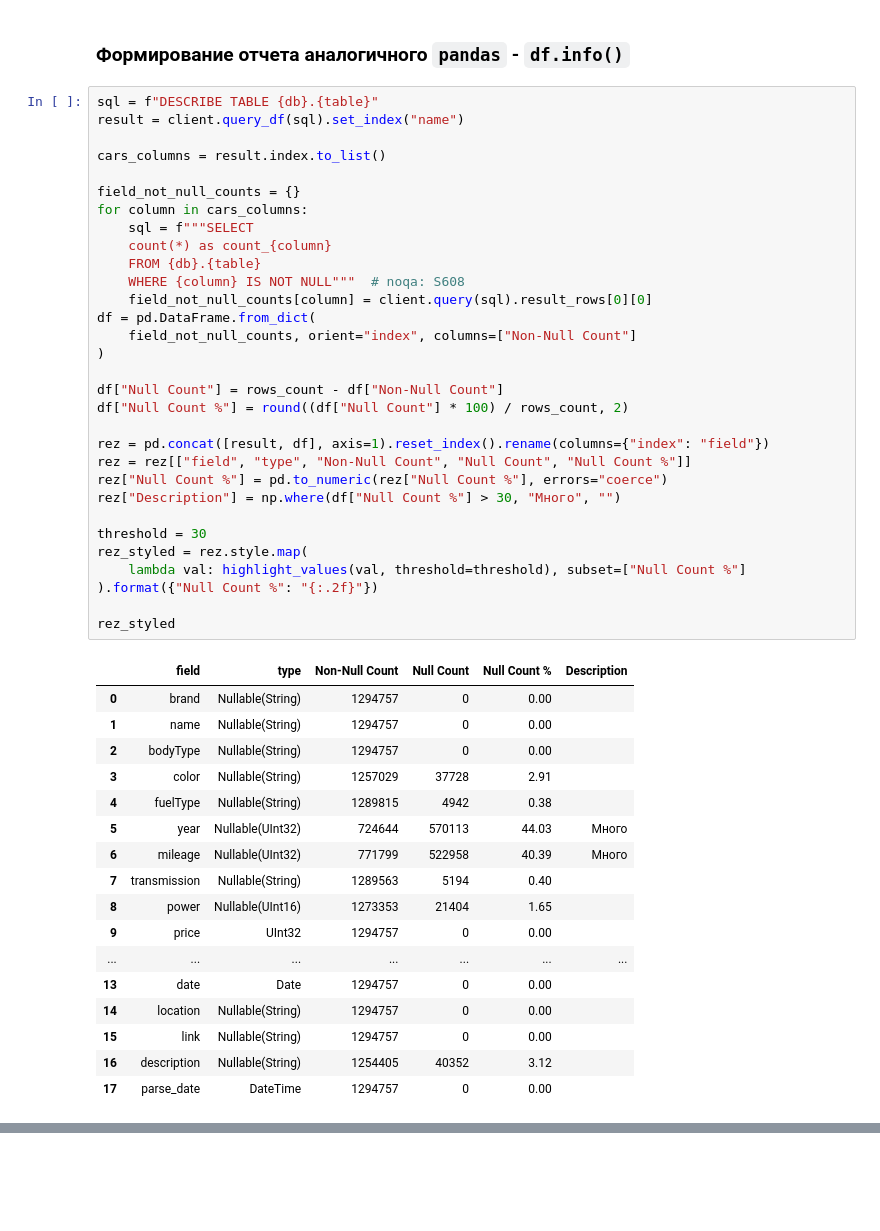
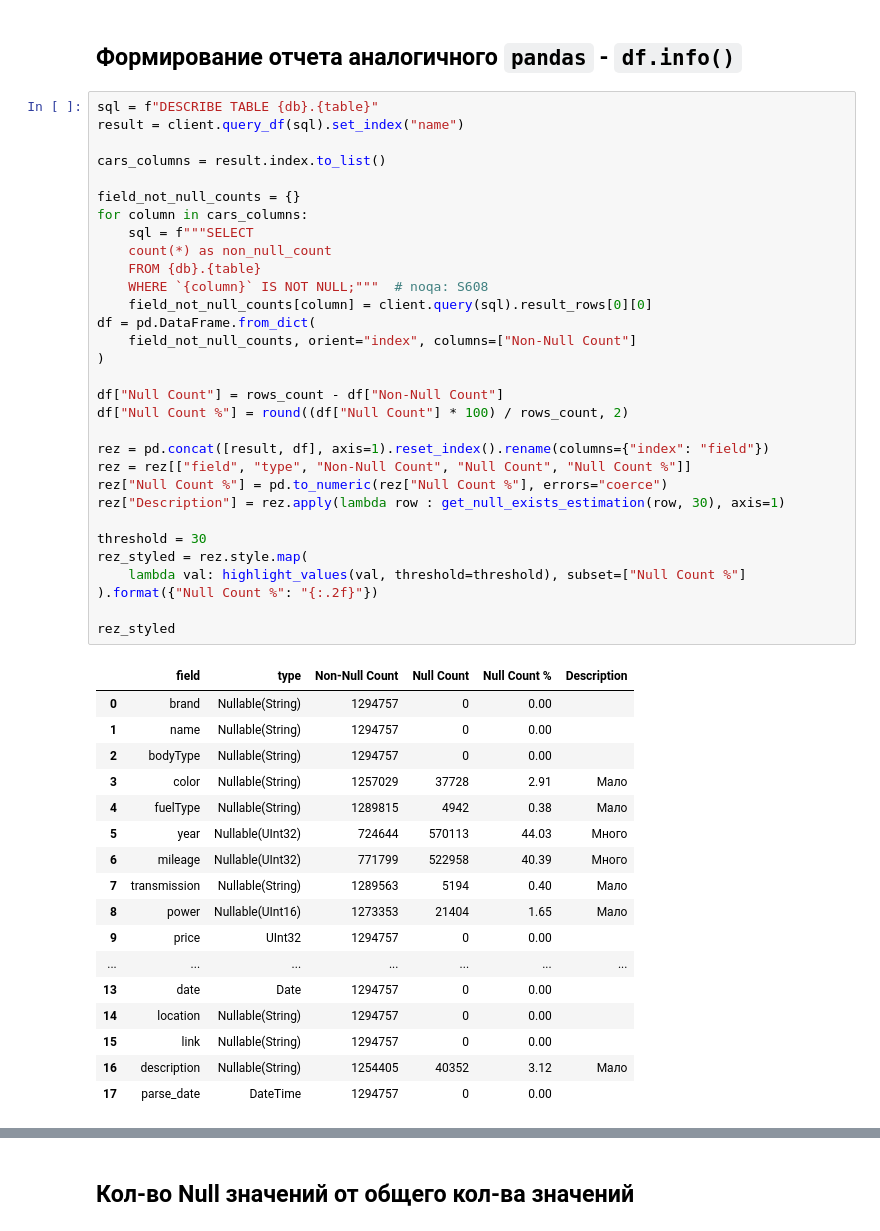
Before and after one commit to barmaley350/analytics, a Jupyter notebook: services/jupyter/notebooks/cars2_cc.ipynb, the cells around one changed output, grey strips where cells are left out. Saved outputs shown, nothing was run; the diff lists cells and outputs as text; blank space fills up the shorter version.

```diff
--- a/services/jupyter/notebooks/cars2_cc.ipynb
+++ b/services/jupyter/notebooks/cars2_cc.ipynb
@@ -97,51 +98,51 @@ time: 18.1 ms (started: 2026-05-28 08:28:51 +03:00)
 # %% [markdown]
-### Формирование отчета аналогичного `pandas` -  `df.info()`
+## Формирование отчета аналогичного `pandas` -  `df.info()`
 # %%
 sql = f"DESCRIBE TABLE {db}.{table}"
 result = client.query_df(sql).set_index("name")
 
 cars_columns = result.index.to_list()
 
 field_not_null_counts = {}
 for column in cars_columns:
     sql = f"""SELECT
-    count(*) as count_{column}
+    count(*) as non_null_count
     FROM {db}.{table}
-    WHERE {column} IS NOT NULL"""  # noqa: S608
+    WHERE `{column}` IS NOT NULL;"""  # noqa: S608
     field_not_null_counts[column] = client.query(sql).result_rows[0][0]
 df = pd.DataFrame.from_dict(
     field_not_null_counts, orient="index", columns=["Non-Null Count"]
 )
 
 df["Null Count"] = rows_count - df["Non-Null Count"]
 df["Null Count %"] = round((df["Null Count"] * 100) / rows_count, 2)
 
 rez = pd.concat([result, df], axis=1).reset_index().rename(columns={"index": "field"})
 rez = rez[["field", "type", "Non-Null Count", "Null Count", "Null Count %"]]
 rez["Null Count %"] = pd.to_numeric(rez["Null Count %"], errors="coerce")
-rez["Description"] = np.where(df["Null Count %"] > 30, "Много", "")
+rez["Description"] = rez.apply(lambda row : get_null_exists_estimation(row, 30), axis=1)
 
 threshold = 30
 rez_styled = rez.style.map(
     lambda val: highlight_values(val, threshold=threshold), subset=["Null Count %"]
 ).format({"Null Count %": "{:.2f}"})
 
 rez_styled
 # %% [output]
 |  | field | type | Non-Null Count | Null Count | Null Count % | Description |
 | 0 | brand | Nullable(String) | 1294757 | 0 | 0.00 |  |
 | 1 | name | Nullable(String) | 1294757 | 0 | 0.00 |  |
 | 2 | bodyType | Nullable(String) | 1294757 | 0 | 0.00 |  |
-| 3 | color | Nullable(String) | 1257029 | 37728 | 2.91 |  |
-| 4 | fuelType | Nullable(String) | 1289815 | 4942 | 0.38 |  |
+| 3 | color | Nullable(String) | 1257029 | 37728 | 2.91 | Мало |
+| 4 | fuelType | Nullable(String) | 1289815 | 4942 | 0.38 | Мало |
 | 5 | year | Nullable(UInt32) | 724644 | 570113 | 44.03 | Много |
 | 6 | mileage | Nullable(UInt32) | 771799 | 522958 | 40.39 | Много |
-| 7 | transmission | Nullable(String) | 1289563 | 5194 | 0.40 |  |
-| 8 | power | Nullable(UInt16) | 1273353 | 21404 | 1.65 |  |
+| 7 | transmission | Nullable(String) | 1289563 | 5194 | 0.40 | Мало |
+| 8 | power | Nullable(UInt16) | 1273353 | 21404 | 1.65 | Мало |
 | 9 | price | UInt32 | 1294757 | 0 | 0.00 |  |
 | ... | ... | ... | ... | ... | ... | ... |
 | 13 | date | Date | 1294757 | 0 | 0.00 |  |
 | 14 | location | Nullable(String) | 1294757 | 0 | 0.00 |  |
 | 15 | link | Nullable(String) | 1294757 | 0 | 0.00 |  |
-| 16 | description | Nullable(String) | 1254405 | 40352 | 3.12 |  |
+| 16 | description | Nullable(String) | 1254405 | 40352 | 3.12 | Мало |
 | 17 | parse_date | DateTime | 1294757 | 0 | 0.00 |  |
@@ -149,3 +150,5 @@ time: 429 ms (started: 2026-05-28 08:28:51 +03:00)
+# %% [markdown]
+## Кол-во Null значений от общего кол-ва значений
 # %%
 n = rez["Null Count"].sum()
 null_dict = {
```
Also changed, not shown: parts of 28 cells of this notebook, 16 other files.
